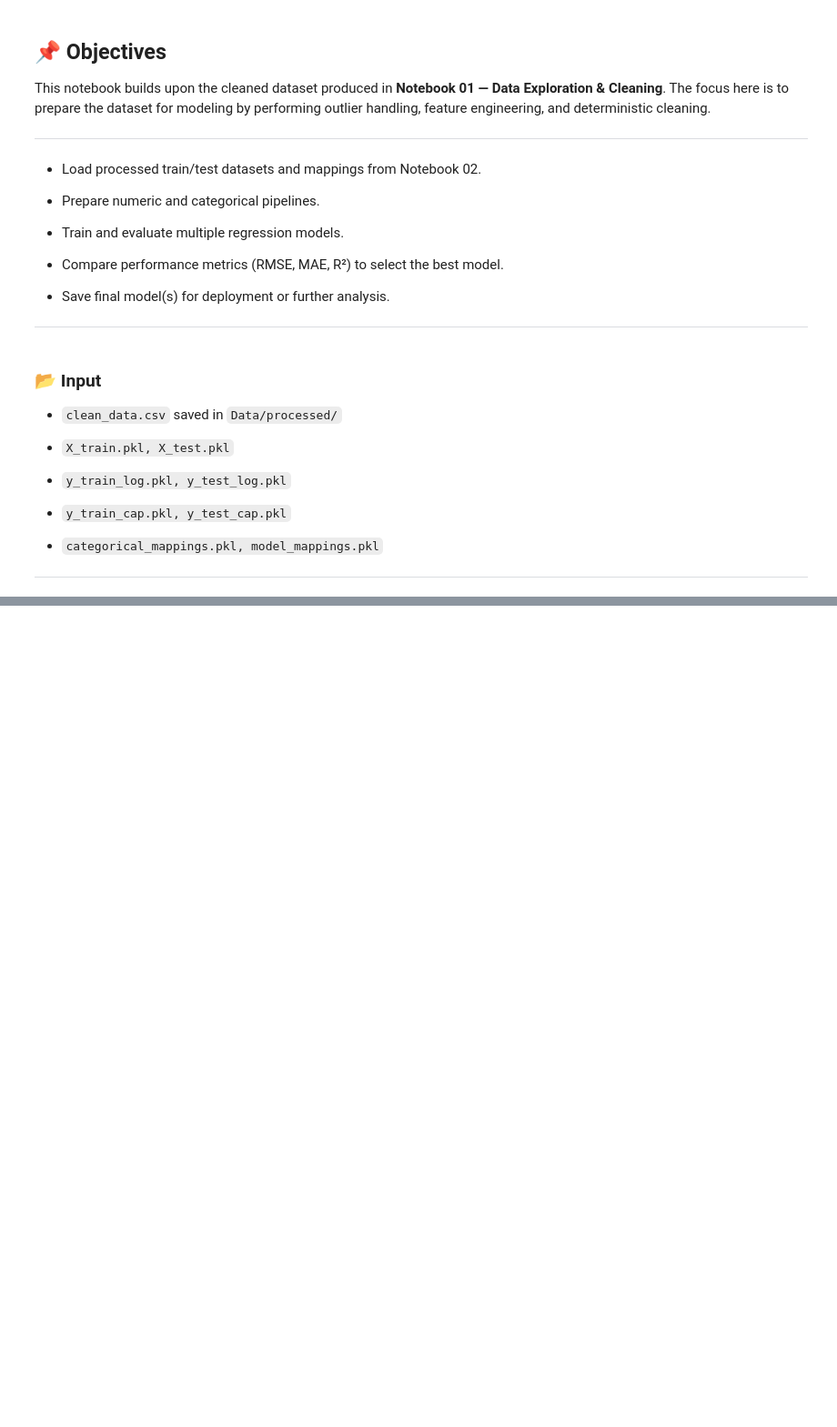
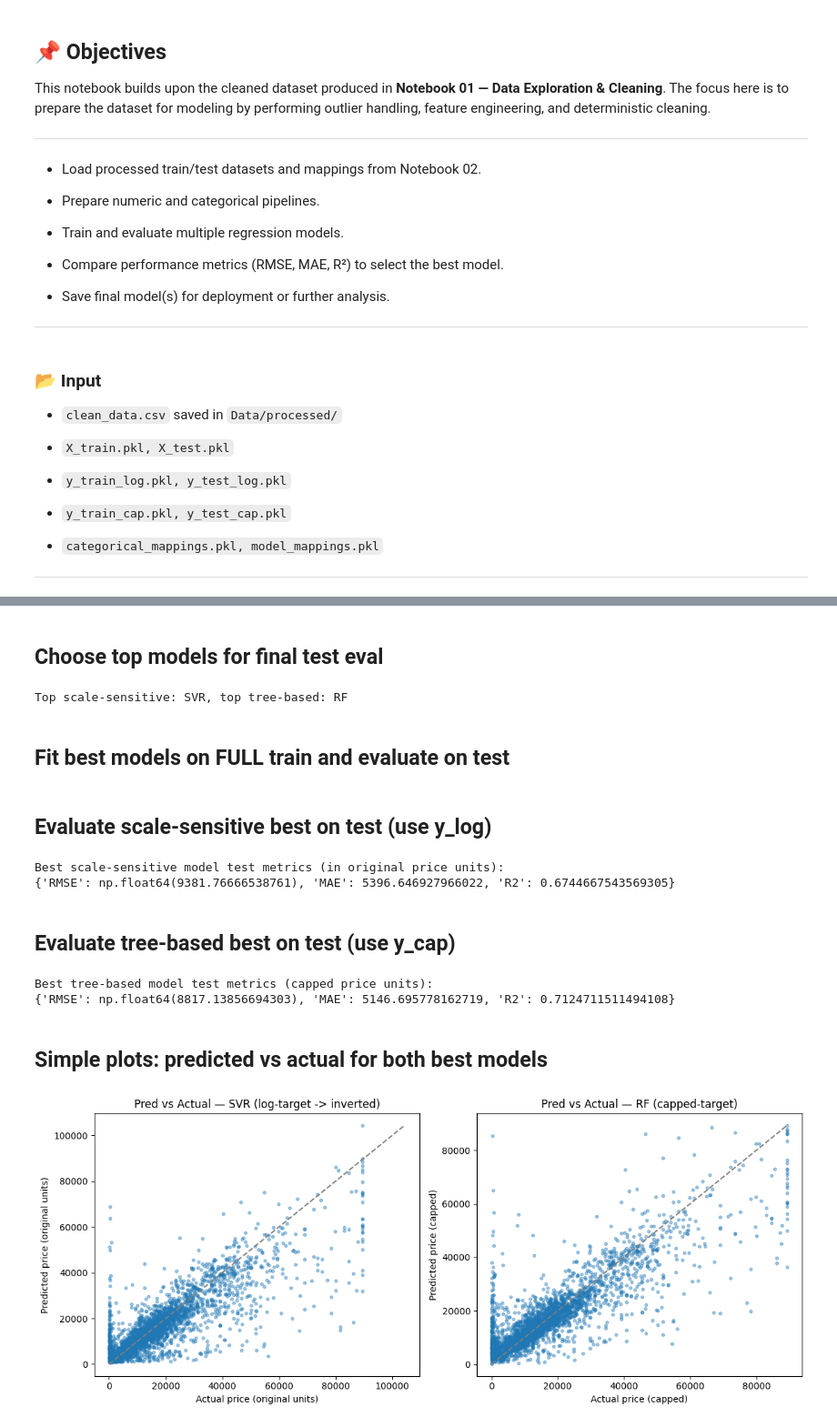
Before and after one commit to Mithula-cbw/Car-Price-Prediction, a Jupyter notebook: notebooks/Group_11_05_Modeling_and_Evaluation.ipynb, the cells around one changed output, grey strips where cells are left out. Shown at 91% size. Cells and saved outputs as stored; diff of their text form; code cells hidden in the pictures; blank space fills up the shorter version.

Commit message:
evaluate baseline model

```diff
--- a/notebooks/Group_11_05_Modeling_and_Evaluation.ipynb
+++ b/notebooks/Group_11_05_Modeling_and_Evaluation.ipynb
@@ -71,0 +102,7 @@ from sklearn.metrics import mean_squared_error, mean_absolute_error, r2_score
+# %%
+# Load mappings
+with open('Data/processed/categorical_mappings.pkl', 'rb') as f:
+    categorical_mappings = pickle.load(f)
+
+with open('Data/processed/model_mappings.pkl', 'rb') as f:
+    model_mappings = pickle.load(f)
@@ -71,0 +291,18 @@ from sklearn.metrics import mean_squared_error, mean_absolute_error, r2_score
+# %% [markdown]
+## Choose top models for final test eval
+# %%
+# Pick top scale-sensitive and top tree-based from CV results
+best_scale_name = summary_scale.iloc[0]['model']
+best_tree_name  = summary_tree.iloc[0]['model']
+print(f"Top scale-sensitive: {best_scale_name}, top tree-based: {best_tree_name}")
+
+# Map names to actual model instances
+scale_dict = dict(scale_models)
+tree_dict  = dict(tree_models)
+
+best_scale_model = scale_dict[best_scale_name]
+best_tree_model  = tree_dict[best_tree_name]
+# %% [output]
+Top scale-sensitive: SVR, top tree-based: RF
+# %% [markdown]
+## Fit best models on FULL train and evaluate on test
@@ -71,0 +334,50 @@ from sklearn.metrics import mean_squared_error, mean_absolute_error, r2_score
+# %% [markdown]
+## Evaluate scale-sensitive best on test (use y_log)
+# %%
+pipeline_scale_best, metrics_scale, ypred_scale, ytrue_scale = fit_and_evaluate_on_test(
+    X_train, y_train_log, X_test, y_test_log, preprocessor_scaled, best_scale_model, target_is_log=True
+)
+
+print("\nBest scale-sensitive model test metrics (in original price units):")
+print(metrics_scale)
+# %% [output]
+Best scale-sensitive model test metrics (in original price units):
+{'RMSE': np.float64(9381.76666538761), 'MAE': 5396.646927966022, 'R2': 0.6744667543569305}
+# %% [markdown]
+## Evaluate tree-based best on test (use y_cap)
+# %%
+pipeline_tree_best, metrics_tree, ypred_tree, ytrue_tree = fit_and_evaluate_on_test(
+    X_train, y_train_cap, X_test, y_test_cap, preprocessor_tree, best_tree_model, target_is_log=False
+)
+
+print("\nBest tree-based model test metrics (capped price units):")
+print(metrics_tree)
+# %% [output]
+Best tree-based model test metrics (capped price units):
+{'RMSE': np.float64(8817.13856694303), 'MAE': 5146.695778162719, 'R2': 0.7124711511494108}
+# %% [markdown]
+## Simple plots: predicted vs actual for both best models
+# %%
+import matplotlib.pyplot as plt
+plt.figure(figsize=(12,5))
+
+plt.subplot(1,2,1)
+plt.scatter(ytrue_scale, ypred_scale, alpha=0.4, s=10)
+plt.xlabel("Actual price (original units)")
+plt.ylabel("Predicted price (original units)")
+plt.title(f"Pred vs Actual — {best_scale_name} (log-target -> inverted)")
+lims = [min(ytrue_scale.min(), ypred_scale.min()), max(ytrue_scale.max(), ypred_scale.max())]
+plt.plot(lims, lims, '--', color='gray')
+
+plt.subplot(1,2,2)
+plt.scatter(ytrue_tree, ypred_tree, alpha=0.4, s=10)
+plt.xlabel("Actual price (capped)")
+plt.ylabel("Predicted price (capped)")
+plt.title(f"Pred vs Actual — {best_tree_name} (capped-target)")
+lims2 = [min(ytrue_tree.min(), ypred_tree.min()), max(ytrue_tree.max(), ypred_tree.max())]
+plt.plot(lims2, lims2, '--', color='gray')
+
+plt.tight_layout()
+plt.show()
+# %% [output]
+[figure, added]
```
Also changed, not shown: parts of 31 cells of this notebook, 1 other file.
